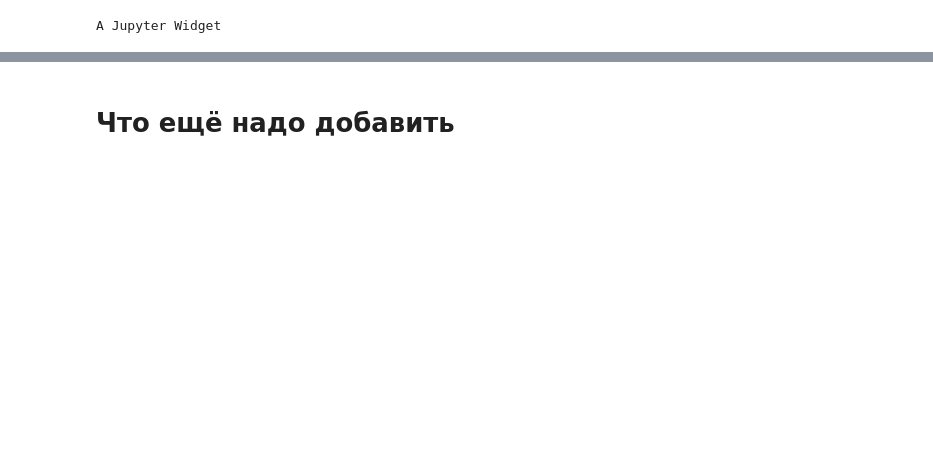
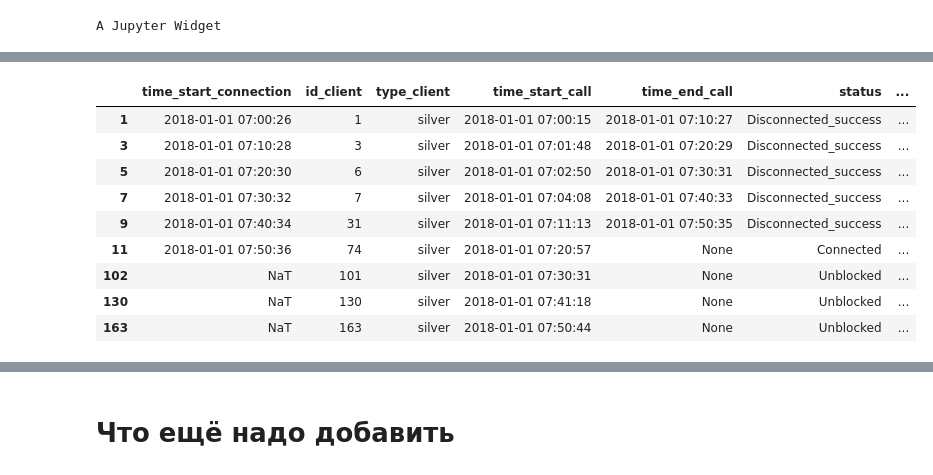
Before and after one commit to SvetaZlobina/SimMod_CourseWork, a Jupyter notebook: Testing model.ipynb, the cells around one changed output, grey strips where cells are left out. Drawn from its saved outputs; the diff is of its cells as text; code cells hidden in the pictures; blank space fills up the shorter version.

```diff
--- a/Testing model.ipynb
+++ b/Testing model.ipynb
@@ -333,6 +395,7 @@ def occupy_operators(system, state):
                 }
             state['connections_ds'] = state['connections_ds'].append(data, ignore_index=True)
             state['queue_ds'].at[cl_id,'exit'] = True
+            state['clients_ds'].at[cl_id, 'status'] = 'Connected'
     return
 # %%
 def release_operators(system, state):
@@ -348,13 +411,14 @@ def release_operators(system, state):
             state['free_operators'][system['operators_ds'].at[row['operator_id'],'type']].append(row['operator_id'])
             state['free_lines'].append(state['clients_ds'].at[row['client_id'],'line_id'])
         state['free_lines'] = sorted(state['free_lines'])
+        state['clients_ds'].loc[ended_connections['client_id'], 'status'] = 'Disconnected_success'
     return ended_connections
 # %%
 def step(system, state):
     """
     Один временной шаг системы
     """
-    generate_clients(system, state)
+    generate_clients(system, state)ффффффффффффффффффффффффффффффффффффффффффффффффффффффффффффффффффффффффффффффффффффффффффффффффффффффффффффффффффффффффффффффффффффффффффффффф
     add_clients_to_queue(state)
     block_clients_in_queue(state)
     unblock_clients_in_queue(state)
@@ -403,7 +469,8 @@ system =  {'time_start': get_datetime(7,0),
             'client_types': ['regular', 'silver', 'gold'],  # типы клиентов. затем добавятся silver и gold
             'operators_ds': operators_ds,
             'operators_work_duration': datetime.timedelta(hours=8),
-            'n_lines_vip': 5
+            'n_lines_vip': 5,
+            'very_long_waiting': datetime.timedelta(minutes=30)
          }
 # %%
 results, state_final = run_simulation(system)
@@ -423,3 +505,19 @@ line_loads_ds = get_line_loads(ds, time_to=get_datetime(8,0))
+# %%
+ds[(ds['type_client']=='silver')&(ds['status']!='Dropped_on_unblock')][[
+    'time_start_connection','id_client','type_client','time_start_call','time_end_call',
+    'status', 'client_max_waiting_time', 'time_from_block','block_duration'
+]]
+# %% [output]
+|  | time_start_connection | id_client | type_client | time_start_call | time_end_call | status | ... |
+| 1 | 2018-01-01 07:00:26 | 1 | silver | 2018-01-01 07:00:15 | 2018-01-01 07:10:27 | Disconnected_success | ... |
+| 3 | 2018-01-01 07:10:28 | 3 | silver | 2018-01-01 07:01:48 | 2018-01-01 07:20:29 | Disconnected_success | ... |
+| 5 | 2018-01-01 07:20:30 | 6 | silver | 2018-01-01 07:02:50 | 2018-01-01 07:30:31 | Disconnected_success | ... |
+| 7 | 2018-01-01 07:30:32 | 7 | silver | 2018-01-01 07:04:08 | 2018-01-01 07:40:33 | Disconnected_success | ... |
+| 9 | 2018-01-01 07:40:34 | 31 | silver | 2018-01-01 07:11:13 | 2018-01-01 07:50:35 | Disconnected_success | ... |
+| 11 | 2018-01-01 07:50:36 | 74 | silver | 2018-01-01 07:20:57 | None | Connected | ... |
+| 102 | NaT | 101 | silver | 2018-01-01 07:30:31 | None | Unblocked | ... |
+| 130 | NaT | 130 | silver | 2018-01-01 07:41:18 | None | Unblocked | ... |
+| 163 | NaT | 163 | silver | 2018-01-01 07:50:44 | None | Unblocked | ... |
 # %%
 (line_loads_ds>0).sum(1).fillna(0).plot()
 plt.show()
```
Also changed, not shown: parts of 16 cells of this notebook, 2 other files.
